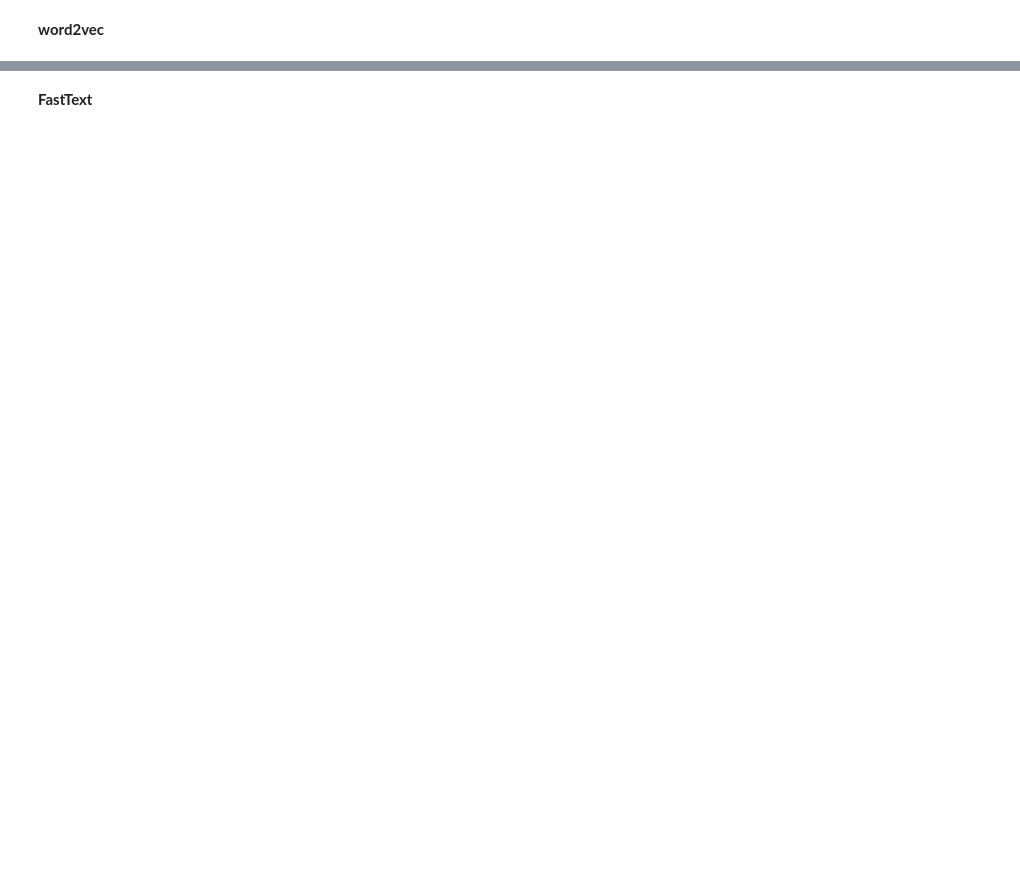
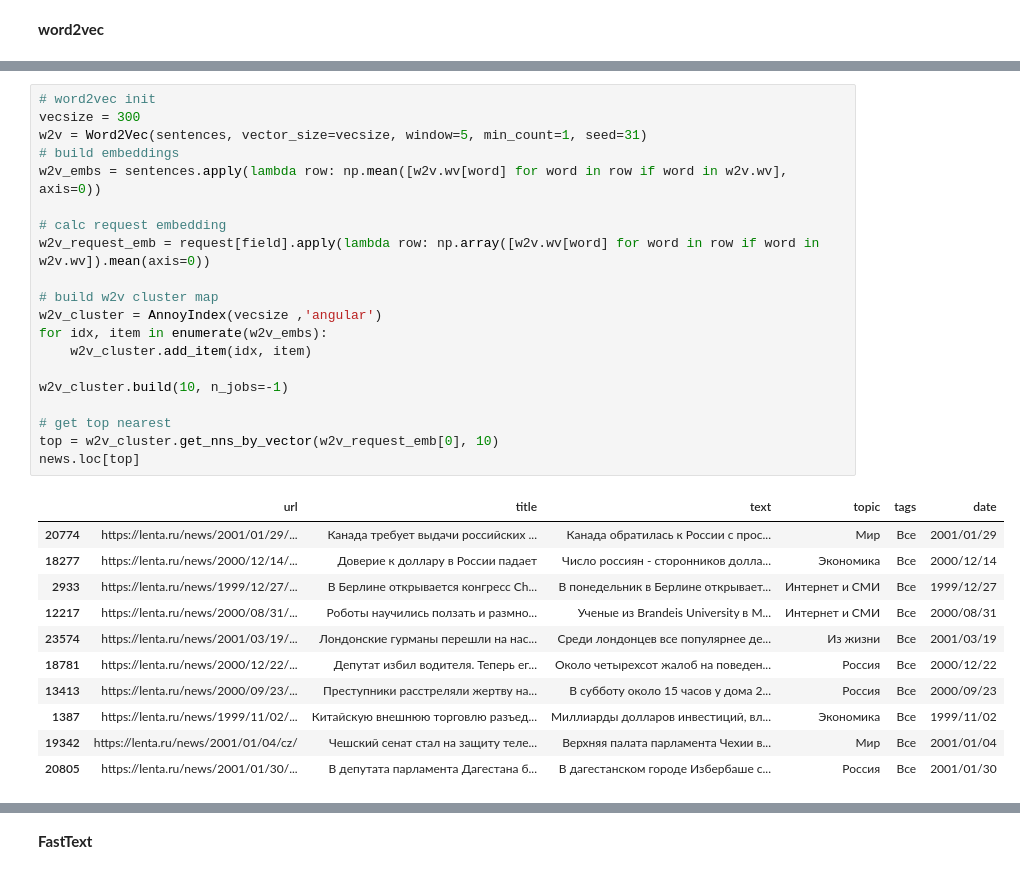
Before and after one commit to j2cry/gb_nlp, a Jupyter notebook: hw3/hw3.ipynb, the cells around one changed output, grey strips where cells are left out. Saved outputs shown, nothing was run; the diff lists cells and outputs as text; blank space fills up the shorter version.

```diff
--- a/hw3/hw3.ipynb
+++ b/hw3/hw3.ipynb
@@ -198 +188,33 @@ request_embedding.shape
+# %%
+# word2vec init
+vecsize = 300
+w2v = Word2Vec(sentences, vector_size=vecsize, window=5, min_count=1, seed=31)
+# build embeddings
+w2v_embs = sentences.apply(lambda row: np.mean([w2v.wv[word] for word in row if word in w2v.wv], axis=0))
+
+# calc request embedding
+w2v_request_emb = request[field].apply(lambda row: np.array([w2v.wv[word] for word in row if word in w2v.wv]).mean(axis=0))
+
+# build w2v cluster map
+w2v_cluster = AnnoyIndex(vecsize ,'angular')
+for idx, item in enumerate(w2v_embs):
+    w2v_cluster.add_item(idx, item)
+
+w2v_cluster.build(10, n_jobs=-1)
+
+# get top nearest
+top = w2v_cluster.get_nns_by_vector(w2v_request_emb[0], 10)
+news.loc[top]
+# %% [output]
+|  | url | title | text | topic | tags | date |
+| 20774 | https://lenta.ru/news/2001/01/29/... | Канада требует выдачи российских ... | Канада обратилась к России с прос... | Мир | Все | 2001/01/29 |
+| 18277 | https://lenta.ru/news/2000/12/14/... | Доверие к доллару в России падает | Число россиян - сторонников долла... | Экономика | Все | 2000/12/14 |
+| 2933 | https://lenta.ru/news/1999/12/27/... | В Берлине открывается конгресс Ch... | В понедельник в Берлине открывает... | Интернет и СМИ | Все | 1999/12/27 |
+| 12217 | https://lenta.ru/news/2000/08/31/... | Роботы научились ползать и размно... | Ученые из Brandeis University в М... | Интернет и СМИ | Все | 2000/08/31 |
+| 23574 | https://lenta.ru/news/2001/03/19/... | Лондонские гурманы перешли на нас... | Среди лондонцев все популярнее де... | Из жизни | Все | 2001/03/19 |
+| 18781 | https://lenta.ru/news/2000/12/22/... | Депутат избил водителя. Теперь ег... | Около четырехсот жалоб на поведен... | Россия | Все | 2000/12/22 |
+| 13413 | https://lenta.ru/news/2000/09/23/... | Преступники расстреляли жертву на... | В субботу около 15 часов у дома 2... | Россия | Все | 2000/09/23 |
+| 1387 | https://lenta.ru/news/1999/11/02/... | Китайскую внешнюю торговлю разъед... | Миллиарды долларов инвестиций, вл... | Экономика | Все | 1999/11/02 |
+| 19342 | https://lenta.ru/news/2001/01/04/cz/ | Чешский сенат стал на защиту теле... | Верхняя палата парламента Чехии в... | Мир | Все | 2001/01/04 |
+| 20805 | https://lenta.ru/news/2001/01/30/... | В депутата парламента Дагестана б... | В дагестанском городе Избербаше с... | Россия | Все | 2001/01/30 |
 # %%
```
Also changed, not shown: parts of 21 cells of this notebook.
